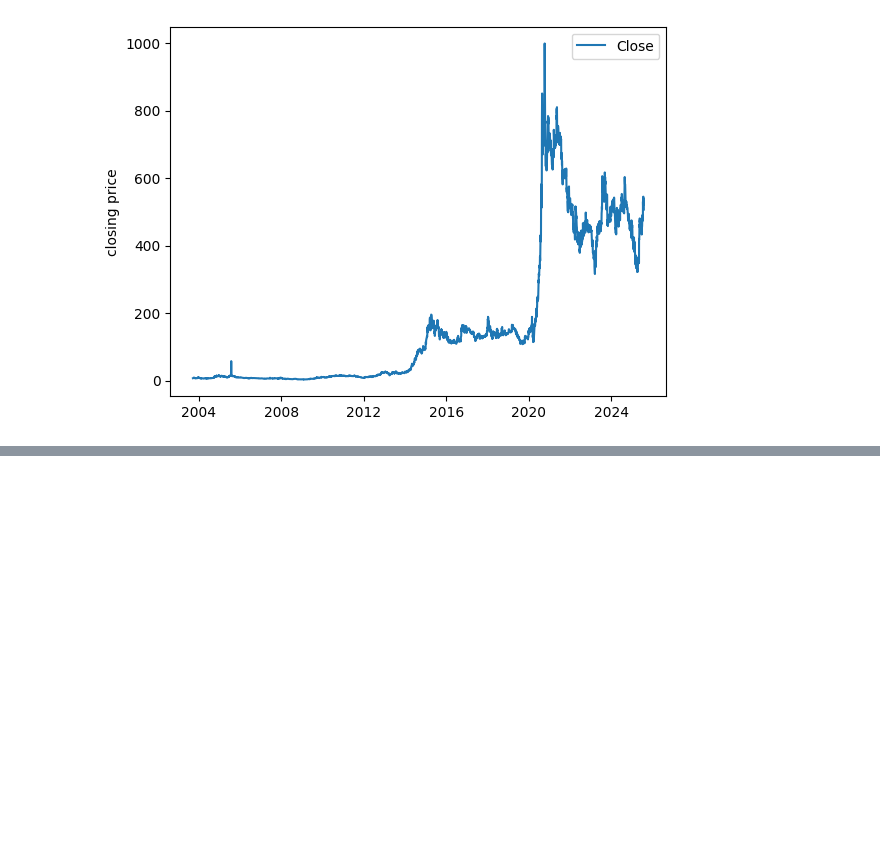
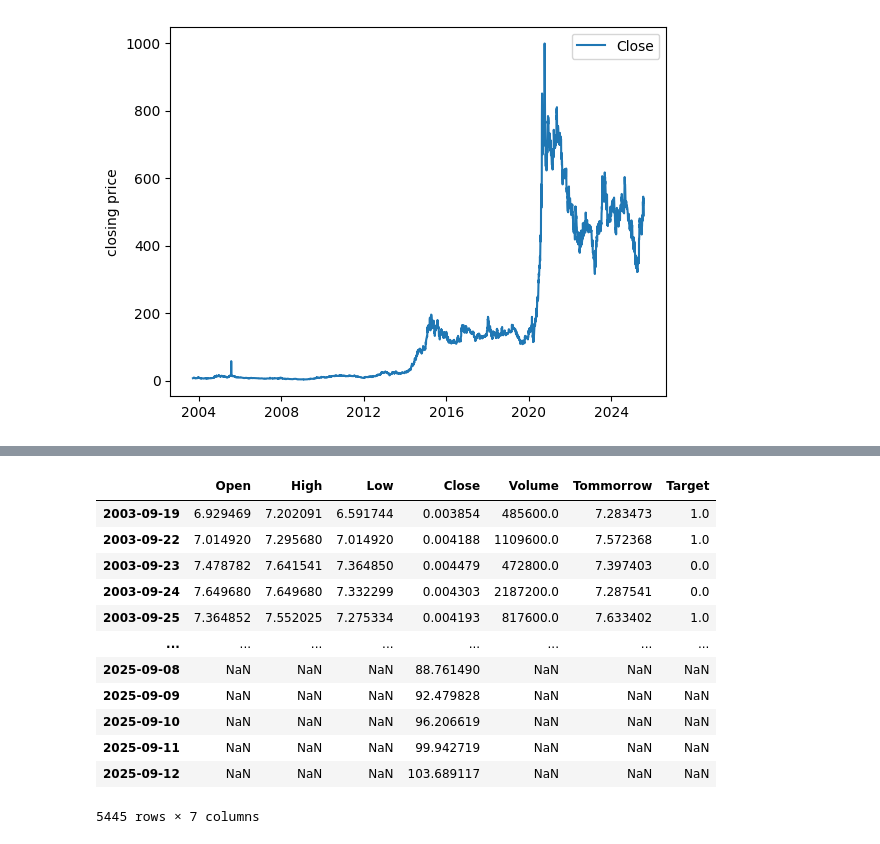
Before and after one commit to shrey-shah299/stock-predictor, a Jupyter notebook: project.ipynb, the cells around one changed output, grey strips where cells are left out. Saved outputs shown, nothing was run; the diff lists cells and outputs as text; code cells hidden in the pictures; blank space fills up the shorter version.

```diff
--- a/project.ipynb
+++ b/project.ipynb
@@ -117,0 +141,8 @@ r2_score : 0.993646200297714
+# %%
+#future dates
+from datetime import timedelta
+last_row=ibm.iloc[-1].copy()
+future_Dates=pd.date_range(last_row.name+timedelta(days=1),periods=30,freq="B")
+
+future_data=pd.DataFrame(index=future_Dates,columns=["Close"])
+future_data.index=future_data.index.date
@@ -117,0 +171,8 @@ r2_score : 0.993646200297714
+# %%
+#LSTm model
+modele=Sequential()
+modele.add(LSTM(units=50 ,return_sequences=False,input_shape=(30,1)))
+modele.add(Dense(units=1))
+modele.compile(loss='mean_squared_error', optimizer='adam')
+modele.summary()
+modele.fit(trainfeat,traintarget,epochs=50 ,batch_size=32,verbose=1)
@@ -117,0 +209,26 @@ r2_score : 0.993646200297714
+# %%
+#Predicting the closing price for next 30 days
+
+def prediction_30_days(modele,dataset,scalar,days=30):
+
+    prediction=[]
+    input_seq=dataset[-30:].reshape((-1,30,1)).astype('float32')
+    next_preds=0
+    for i in range(days):
+       next_preds=modele.predict(input_seq)[0][0]
+       prediction.append(next_preds)
+       input_seq=np.append(input_seq[:,1:,:],[[[next_preds]]],axis=1)
+    prediction=np.array(prediction).reshape(-1,1)
+    actual_prices=scaler.inverse_transform(prediction)
+
+    return actual_prices
+
+scaled_closing=scaler.transform(closing_price.reshape(-1,1))
+
+future_prices=prediction_30_days(modele,scaled_closing,scaler)
+future_data["Close"]=future_prices
+
+future_data
+
+pd.concat((ibm , future_data))
+# %% [output]
@@ -117,0 +255,13 @@ r2_score : 0.993646200297714
+|  | Open | High | Low | Close | Volume | Tommorrow | Target |
+| 2003-09-19 | 6.929469 | 7.202091 | 6.591744 | 0.003854 | 485600.0 | 7.283473 | 1.0 |
+| 2003-09-22 | 7.014920 | 7.295680 | 7.014920 | 0.004188 | 1109600.0 | 7.572368 | 1.0 |
+| 2003-09-23 | 7.478782 | 7.641541 | 7.364850 | 0.004479 | 472800.0 | 7.397403 | 0.0 |
+| 2003-09-24 | 7.649680 | 7.649680 | 7.332299 | 0.004303 | 2187200.0 | 7.287541 | 0.0 |
+| 2003-09-25 | 7.364852 | 7.552025 | 7.275334 | 0.004193 | 817600.0 | 7.633402 | 1.0 |
+| ... | ... | ... | ... | ... | ... | ... | ... |
+| 2025-09-08 | NaN | NaN | NaN | 88.761490 | NaN | NaN | NaN |
+| 2025-09-09 | NaN | NaN | NaN | 92.479828 | NaN | NaN | NaN |
+| 2025-09-10 | NaN | NaN | NaN | 96.206619 | NaN | NaN | NaN |
+| 2025-09-11 | NaN | NaN | NaN | 99.942719 | NaN | NaN | NaN |
+| 2025-09-12 | NaN | NaN | NaN | 103.689117 | NaN | NaN | NaN |
+5445 rows × 7 columns
```
Also changed, not shown: parts of 12 cells of this notebook.
